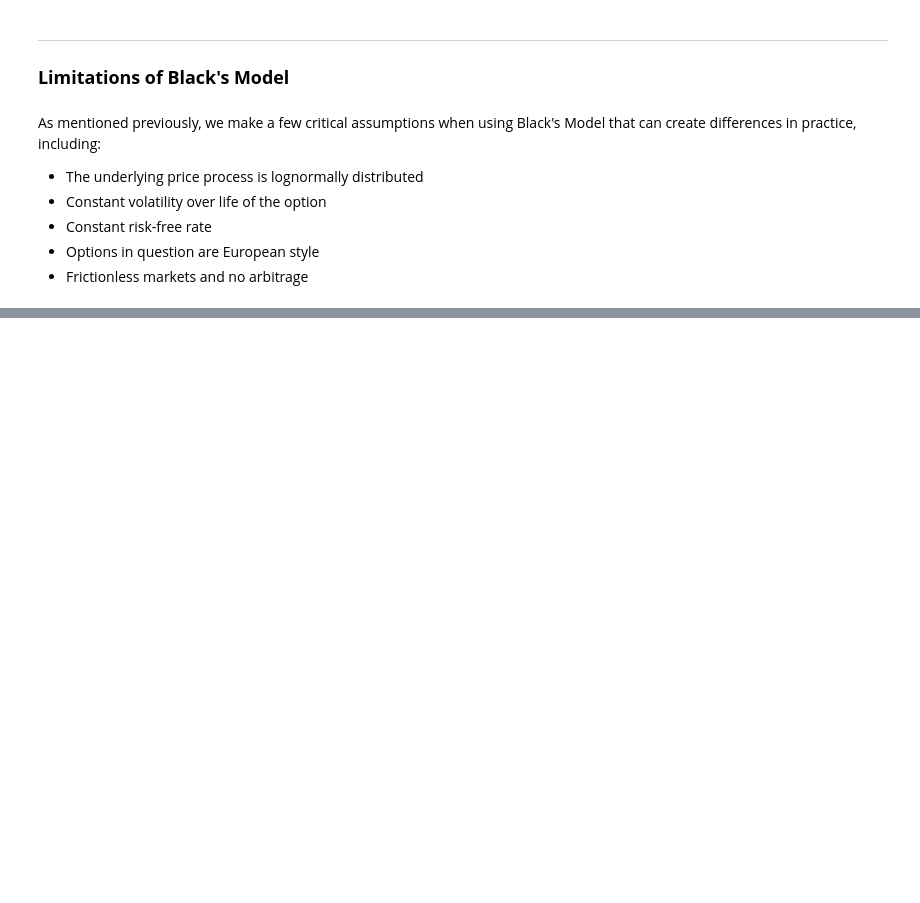
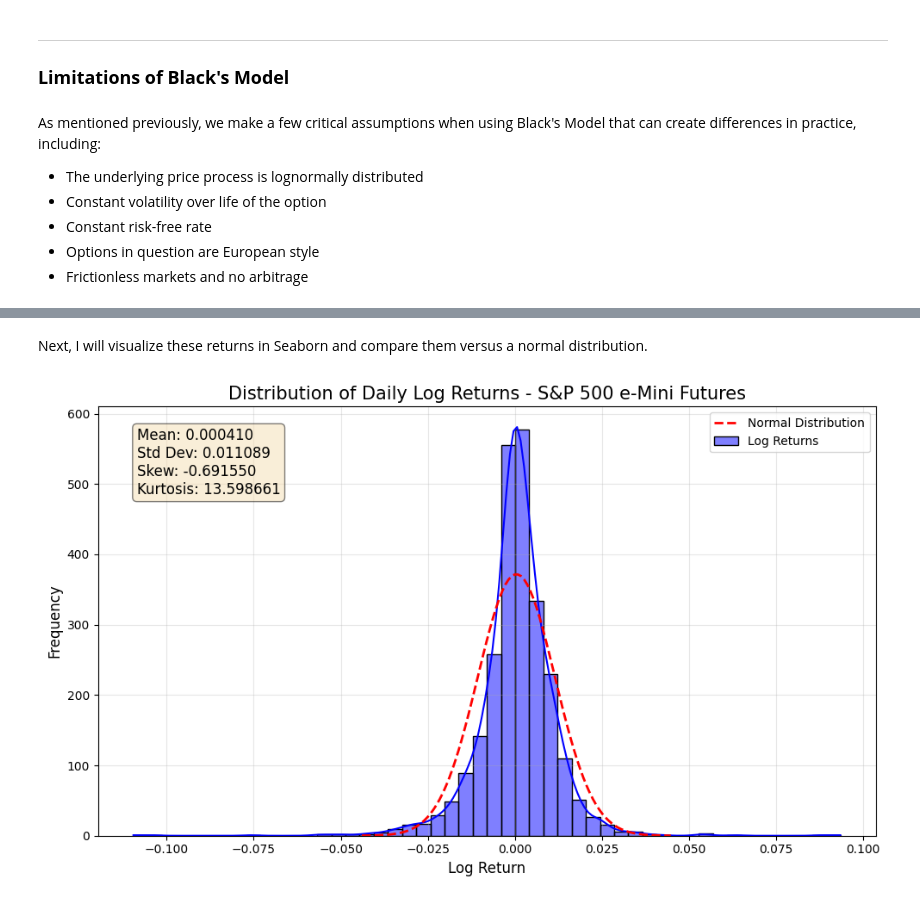
Before and after one commit to zacharywright96/Portfolio-Projects, a Jupyter notebook: BlacksModel.ipynb, the cells around one changed output, grey strips where cells are left out. Saved outputs shown, nothing was run; the diff lists cells and outputs as text; code cells hidden in the pictures; blank space fills up the shorter version.

```diff
--- a/BlacksModel.ipynb
+++ b/BlacksModel.ipynb
@@ -184,0 +191,2 @@ I will demonstrate the first limitation by comparing the assumed lognormal distr
+# %%
+df = pd.read_csv("/content/CME_MINI_DL_ES1!.csv",header=0)
@@ -184,0 +204,7 @@ I will demonstrate the first limitation by comparing the assumed lognormal distr
+# %%
+newdf = df[['time', 'close']].copy()
+newdf['close'].astype(float)
+newdf['time'] = pd.to_datetime(newdf['time'])
+newdf = newdf.set_index('time')
+newdf['log_return'] = np.log(newdf['close'] / newdf['close'].shift(1))
+newdf = newdf.dropna()
@@ -184,0 +228,28 @@ I will demonstrate the first limitation by comparing the assumed lognormal distr
+# %% [markdown]
+Next, I will visualize these returns in Seaborn and compare them versus a normal distribution.
+# %%
+plt.figure(figsize=(10, 6))
+sns.histplot(newdf['log_return'], kde=True, bins=50, color='blue', label='Log Returns')
+
+mu = newdf['log_return'].mean()
+sigma = newdf['log_return'].std()
+x = np.linspace(mu - 4*sigma, mu + 4*sigma, 100)
+y = 1/(sigma * np.sqrt(2*np.pi)) * np.exp(-(x-mu)**2/(2*sigma**2))
+scale_factor = len(newdf['log_return']) * (max(newdf['log_return']) - min(newdf['log_return'])) / 50  # Scale to match histogram
+plt.plot(x, y*scale_factor, 'r--', linewidth=2, label='Normal Distribution')
+
+plt.title('Distribution of Daily Log Returns - S&P 500 e-Mini Futures', fontsize=15)
+plt.xlabel('Log Return', fontsize=12)
+plt.ylabel('Frequency', fontsize=12)
+plt.legend(loc='upper right', fontsize=10)
+
+props = dict(boxstyle='round', facecolor='wheat', alpha=0.5)
+textstr = f'Mean: {mu:.6f}\nStd Dev: {sigma:.6f}\nSkew: {newdf["log_return"].skew():.6f}\nKurtosis: {newdf["log_return"].kurtosis():.6f}'
+plt.text(0.05, 0.95, textstr, transform=plt.gca().transAxes, fontsize=12,
+        verticalalignment='top', bbox=props)
+
+plt.grid(True, alpha=0.3)
+plt.tight_layout()
+plt.show()
+# %% [output]
+[figure, added]
```
Also changed, not shown: parts of 14 cells of this notebook.
